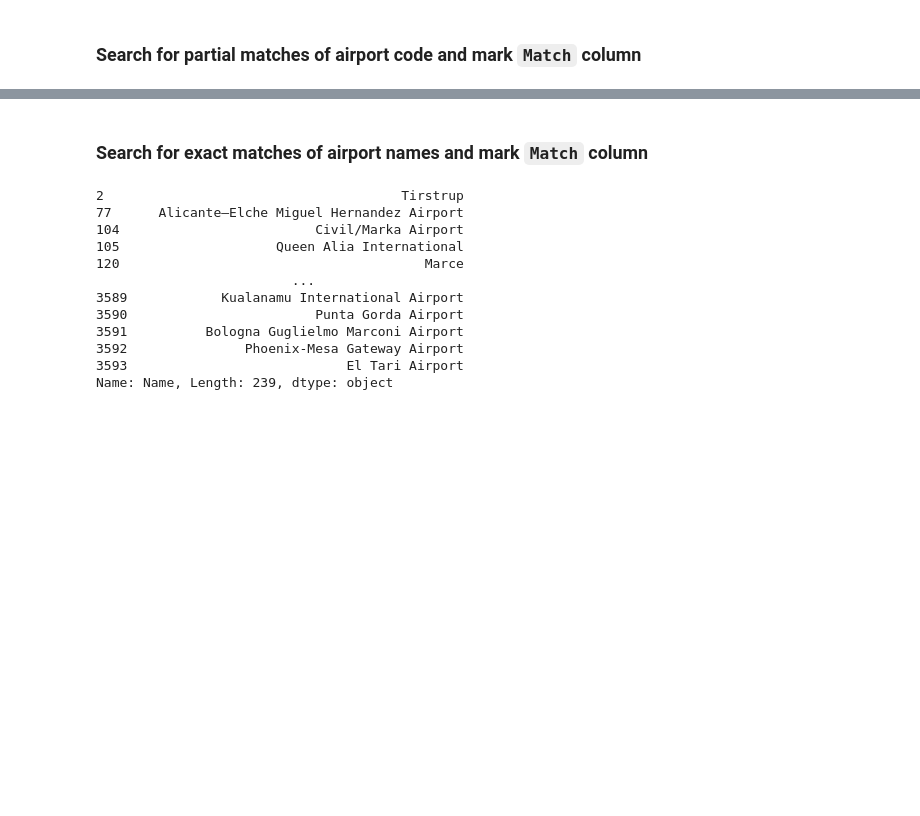
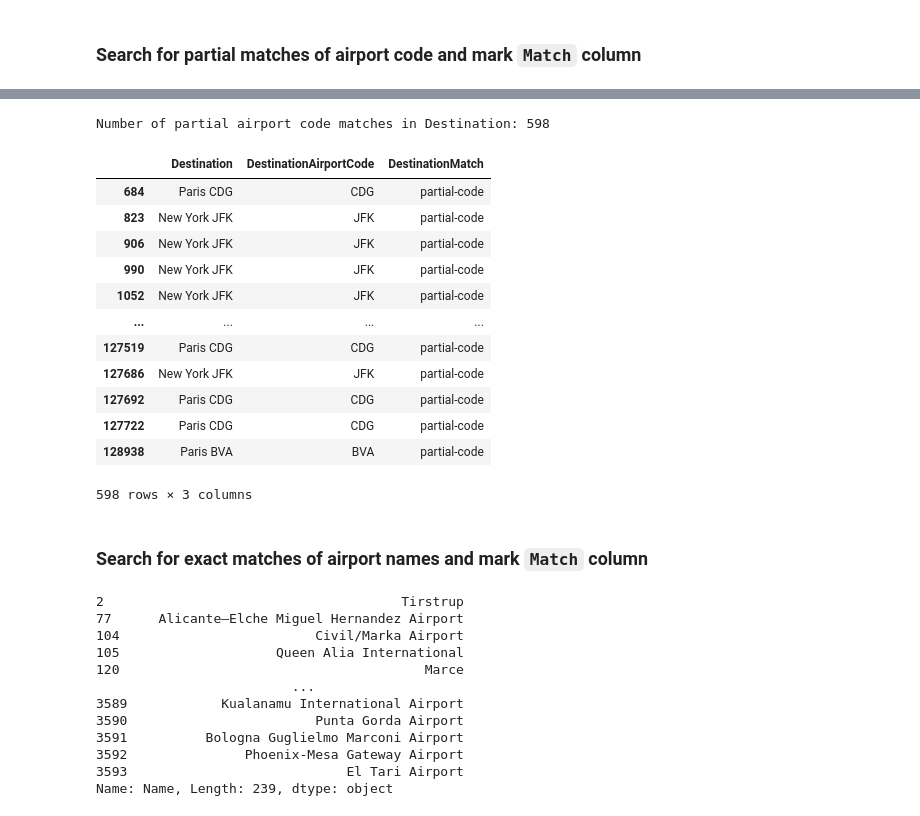
Before and after one commit to paulabondoc/airline-ratings-data-project, a Jupyter notebook: Script1 - Data_cleaning.ipynb, the cells around one changed output, grey strips where cells are left out. Drawn from its saved outputs; the diff is of its cells as text; code cells hidden in the pictures; blank space fills up the shorter version.

```diff
--- a/Script1 - Data_cleaning.ipynb
+++ b/Script1 - Data_cleaning.ipynb
@@ -1357,3 +1363,20 @@ df_with_origin_airport.loc[airport_code_partial_index, ['Origin', 'OriginAirport
+# %%
+find_partial_code_match(df_with_origin_airport, 'Destination', all_codes_regex)
+# %% [output]
+Number of partial airport code matches in Destination: 598
+|  | Destination | DestinationAirportCode | DestinationMatch |
+| 684 | Paris CDG | CDG | partial-code |
+| 823 | New York JFK | JFK | partial-code |
+| 906 | New York JFK | JFK | partial-code |
+| 990 | New York JFK | JFK | partial-code |
+| 1052 | New York JFK | JFK | partial-code |
+| ... | ... | ... | ... |
+| 127519 | Paris CDG | CDG | partial-code |
+| 127686 | New York JFK | JFK | partial-code |
+| 127692 | Paris CDG | CDG | partial-code |
+| 127722 | Paris CDG | CDG | partial-code |
+| 128938 | Paris BVA | BVA | partial-code |
+598 rows × 3 columns
 # %% [markdown]
 ### Search for exact matches of airport names and mark `Match` column
 # %%
```
Also changed, not shown: parts of 17 cells of this notebook.
